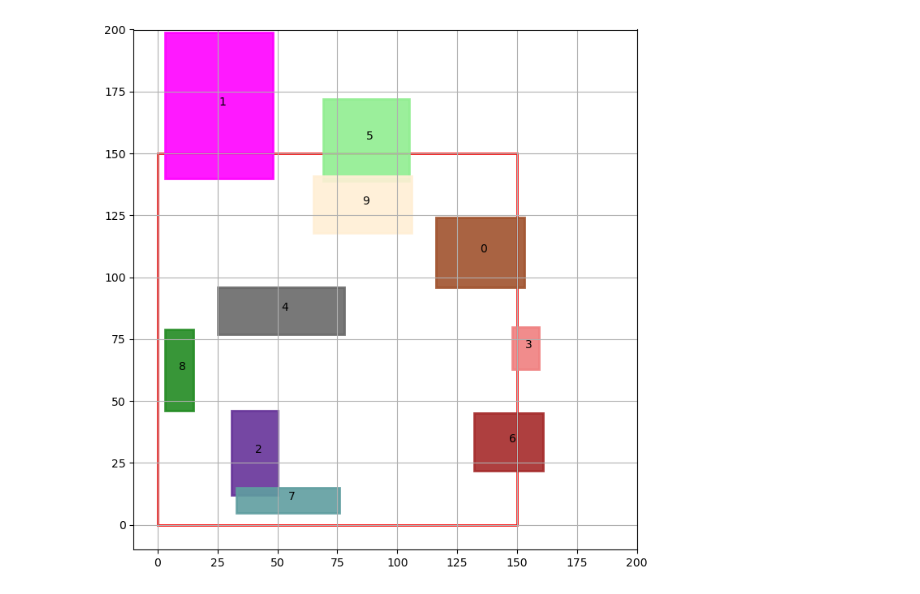
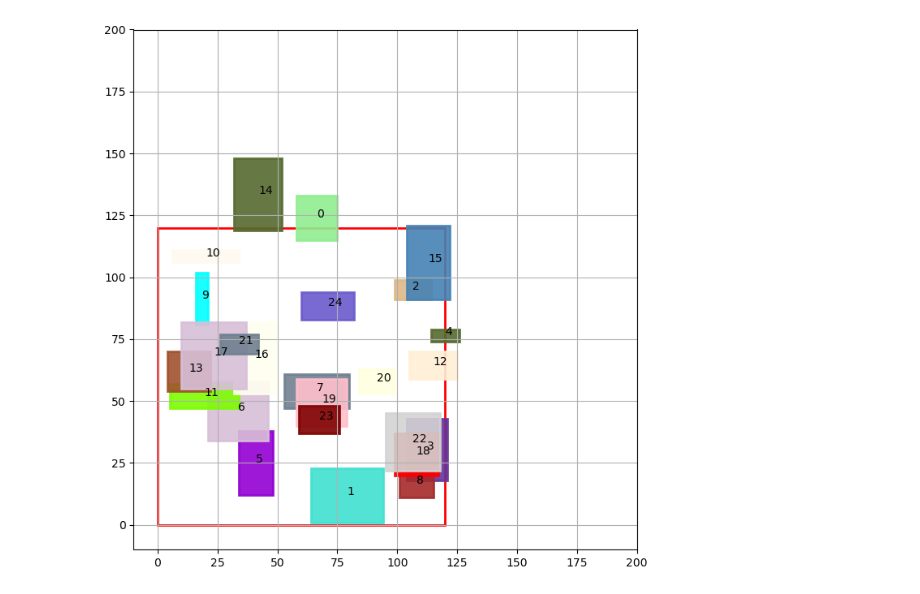
Before and after one commit to TiMo3654/abf, a Jupyter notebook: tests.ipynb, the cells around one changed output. Drawn from its saved outputs; the diff is of its cells as text; code cells hidden in the pictures.

```diff
--- a/tests.ipynb
+++ b/tests.ipynb
@@ -12,13 +12,13 @@ critical_amount     = 100
 # %%
 layout_zone = {"xmin"   : 0,
                "ymin"   : 0,
-               "width"  : 150,
-               "height" : 150}
+               "width"  : 120,
+               "height" : 120}
 
-participants       = generate_unconnected_participants(10, layout_zone, 666)
+participants       = generate_unconnected_participants(25, layout_zone, 30, 30, 666)
 
 a = plot_participants(layout_zone, participants, 200, 200)
 # %% [output]
-[figure, old version]
+[figure, new version]
 # %%
 participants            = determine_initial_conditions(participants, layout_zone, conciliation_quota, critical_amount)
```
Also changed, not shown: parts of 3 cells of this notebook, 2 other files.
